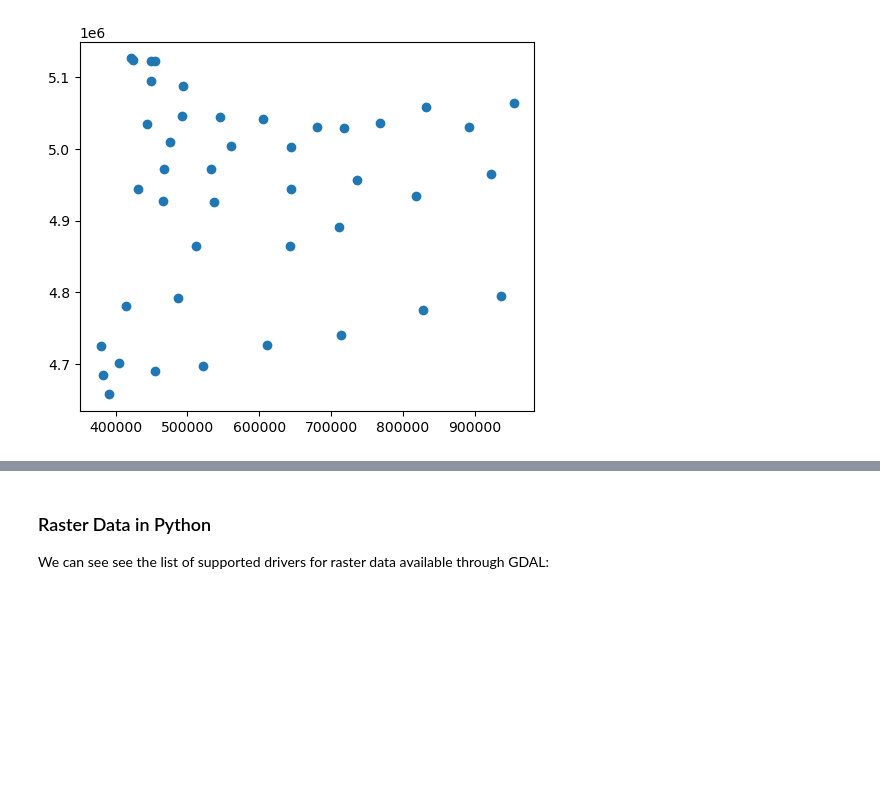
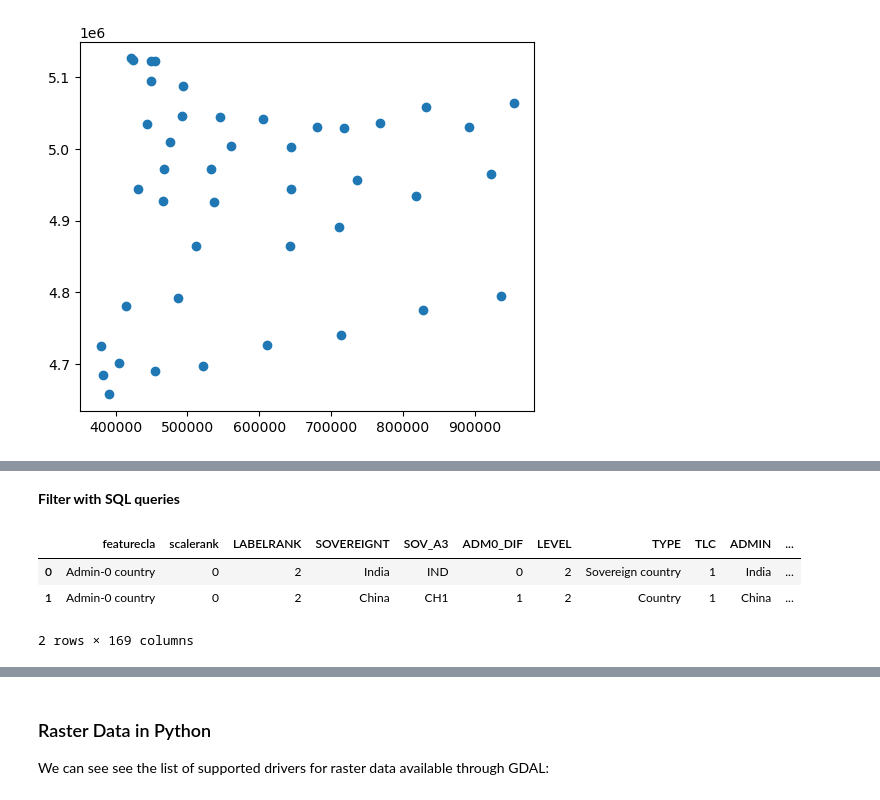
Before and after one commit to mhweber/ICRW8_Geospatial_Workshop, a Jupyter notebook: Slides.ipynb, the cells around one changed output, grey strips where cells are left out. Cells and saved outputs as stored; diff of their text form; code cells hidden in the pictures; blank space fills up the shorter version.

```diff
--- a/Slides.ipynb
+++ b/Slides.ipynb
@@ -223,0 +336,10 @@ pts.plot()
+# %% [markdown]
+**Filter with SQL queries**
+# %%
+df = 'https://www.naturalearthdata.com/http//www.naturalearthdata.com/download/10m/cultural/ne_10m_admin_0_countries.zip'
+gp.read_file(df, where="POP_EST > 900000000")
+# %% [output]
+|  | featurecla | scalerank | LABELRANK | SOVEREIGNT | SOV_A3 | ADM0_DIF | LEVEL | TYPE | TLC | ADMIN | ... |
+| 0 | Admin-0 country | 0 | 2 | India | IND | 0 | 2 | Sovereign country | 1 | India | ... |
+| 1 | Admin-0 country | 0 | 2 | China | CH1 | 1 | 2 | Country | 1 | China | ... |
+2 rows × 169 columns
```
Also changed, not shown: parts of 18 cells of this notebook, 2 other files.
